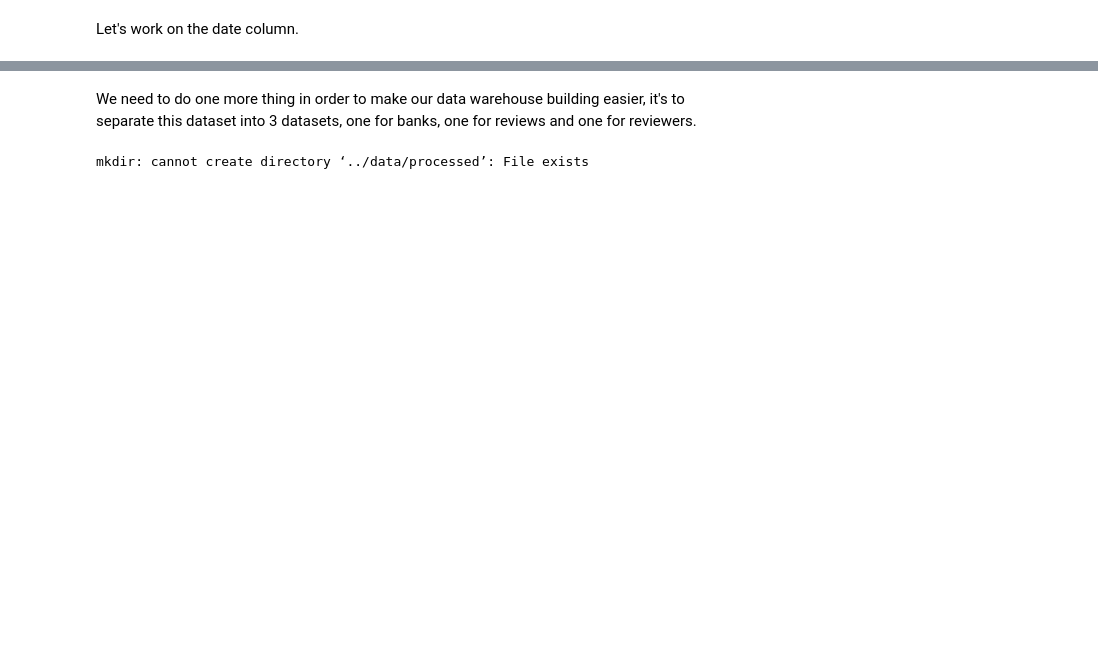
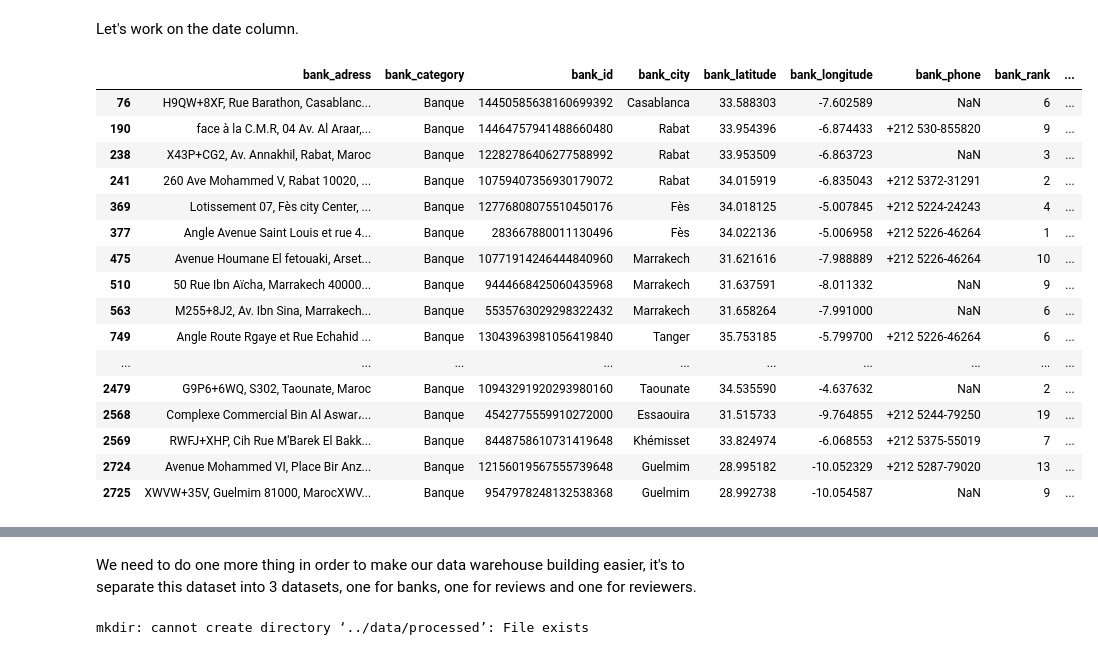
Before and after one commit to gurennnn/moroccan-banks-reviews, a Jupyter notebook: notebooks/1_cleaning.ipynb, the cells around one changed output, grey strips where cells are left out. Drawn from its saved outputs; the diff is of its cells as text; code cells hidden in the pictures; blank space fills up the shorter version.

```diff
--- a/notebooks/1_cleaning.ipynb
+++ b/notebooks/1_cleaning.ipynb
@@ -184,3 +178,23 @@ review_id                 int64
 dtype: object
 # %% [markdown]
 Let's work on the date column.
+# %%
+df.loc[df['review_date'].isna()]
+# %% [output]
+|  | bank_adress | bank_category | bank_id | bank_city | bank_latitude | bank_longitude | bank_phone | bank_rank | ... |
+| 76 | H9QW+8XF, Rue Barathon, Casablanc... | Banque | 14450585638160699392 | Casablanca | 33.588303 | -7.602589 | NaN | 6 | ... |
+| 190 | face à la C.M.R, 04 Av. Al Araar,... | Banque | 14464757941488660480 | Rabat | 33.954396 | -6.874433 | +212 530-855820 | 9 | ... |
+| 238 | X43P+CG2, Av. Annakhil, Rabat, Maroc | Banque | 12282786406277588992 | Rabat | 33.953509 | -6.863723 | NaN | 3 | ... |
+| 241 | 260 Ave Mohammed V, Rabat 10020, ... | Banque | 10759407356930179072 | Rabat | 34.015919 | -6.835043 | +212 5372-31291 | 2 | ... |
+| 369 | Lotissement 07, Fès city Center, ... | Banque | 12776808075510450176 | Fès | 34.018125 | -5.007845 | +212 5224-24243 | 4 | ... |
+| 377 | Angle Avenue Saint Louis et rue 4... | Banque | 283667880011130496 | Fès | 34.022136 | -5.006958 | +212 5226-46264 | 1 | ... |
+| 475 | Avenue Houmane El fetouaki, Arset... | Banque | 10771914246444840960 | Marrakech | 31.621616 | -7.988889 | +212 5226-46264 | 10 | ... |
+| 510 | 50 Rue Ibn Aïcha, Marrakech 40000... | Banque | 9444668425060435968 | Marrakech | 31.637591 | -8.011332 | NaN | 9 | ... |
+| 563 | M255+8J2, Av. Ibn Sina, Marrakech... | Banque | 5535763029298322432 | Marrakech | 31.658264 | -7.991000 | NaN | 6 | ... |
+| 749 | Angle Route Rgaye et Rue Echahid ... | Banque | 13043963981056419840 | Tanger | 35.753185 | -5.799700 | +212 5226-46264 | 6 | ... |
+| ... | ... | ... | ... | ... | ... | ... | ... | ... | ... |
+| 2479 | G9P6+6WQ, S302, Taounate, Maroc | Banque | 10943291920293980160 | Taounate | 34.535590 | -4.637632 | NaN | 2 | ... |
+| 2568 | Complexe Commercial Bin Al Aswar،... | Banque | 4542775559910272000 | Essaouira | 31.515733 | -9.764855 | +212 5244-79250 | 19 | ... |
+| 2569 | RWFJ+XHP, Cih Rue M'Barek El Bakk... | Banque | 8448758610731419648 | Khémisset | 33.824974 | -6.068553 | +212 5375-55019 | 7 | ... |
+| 2724 | Avenue Mohammed VI, Place Bir Anz... | Banque | 12156019567555739648 | Guelmim | 28.995182 | -10.052329 | +212 5287-79020 | 13 | ... |
+| 2725 | XWVW+35V, Guelmim 81000, MarocXWV... | Banque | 9547978248132538368 | Guelmim | 28.992738 | -10.054587 | NaN | 9 | ... |
```
Also changed, not shown: parts of 11 cells of this notebook.
